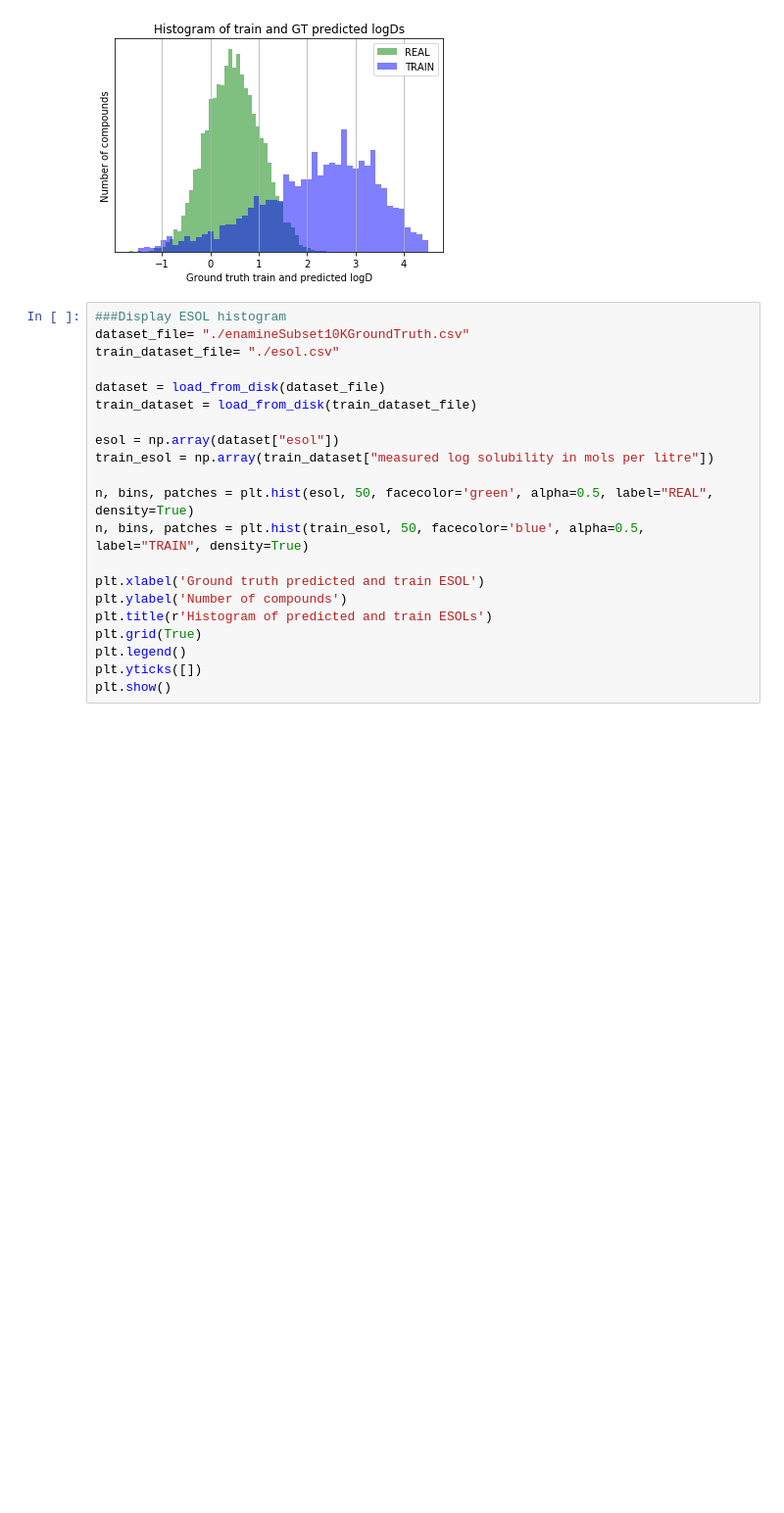
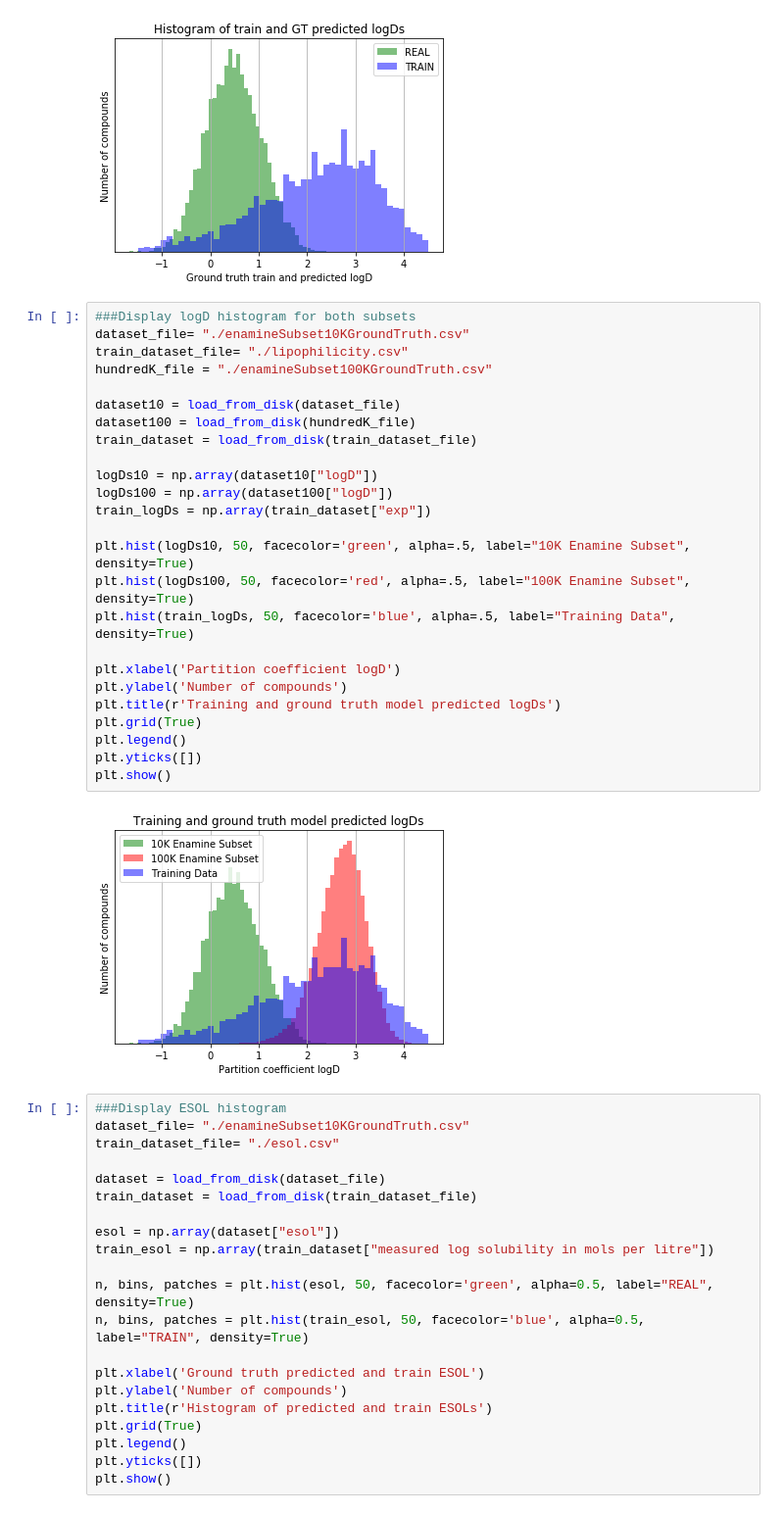
Before and after one commit to choderalab/autonomous-molecular-design, a Jupyter notebook: MolecularPropertyHistograms10K.ipynb, the cells around one changed output. Shown: that part at 98% size. Drawn from its saved outputs; the diff is of its cells as text; blank space fills up the shorter version.

Commit message:
Added 100K subset to histograms and saved photos. Working on generating data from colab to create other plots.

```diff
--- a/MolecularPropertyHistograms10K.ipynb
+++ b/MolecularPropertyHistograms10K.ipynb
@@ -27,6 +27,33 @@ plt.yticks([])
 plt.show()
 # %% [output]
 [figure]
+# %%
+###Display logD histogram for both subsets
+dataset_file= "./enamineSubset10KGroundTruth.csv"
+train_dataset_file= "./lipophilicity.csv"
+hundredK_file = "./enamineSubset100KGroundTruth.csv"
+
+dataset10 = load_from_disk(dataset_file)
+dataset100 = load_from_disk(hundredK_file)
+train_dataset = load_from_disk(train_dataset_file)
+
+logDs10 = np.array(dataset10["logD"])
+logDs100 = np.array(dataset100["logD"])
+train_logDs = np.array(train_dataset["exp"])
+
+plt.hist(logDs10, 50, facecolor='green', alpha=.5, label="10K Enamine Subset", density=True)
+plt.hist(logDs100, 50, facecolor='red', alpha=.5, label="100K Enamine Subset", density=True)
+plt.hist(train_logDs, 50, facecolor='blue', alpha=.5, label="Training Data", density=True)
+
+plt.xlabel('Partition coefficient logD')
+plt.ylabel('Number of compounds')
+plt.title(r'Training and ground truth model predicted logDs')
+plt.grid(True)
+plt.legend()
+plt.yticks([])
+plt.show()
+# %% [output]
+[figure, added]
 # %%
 ###Display ESOL histogram
 dataset_file= "./enamineSubset10KGroundTruth.csv"
```
Also changed, not shown: parts of 2 cells of this notebook, 4 other files.
